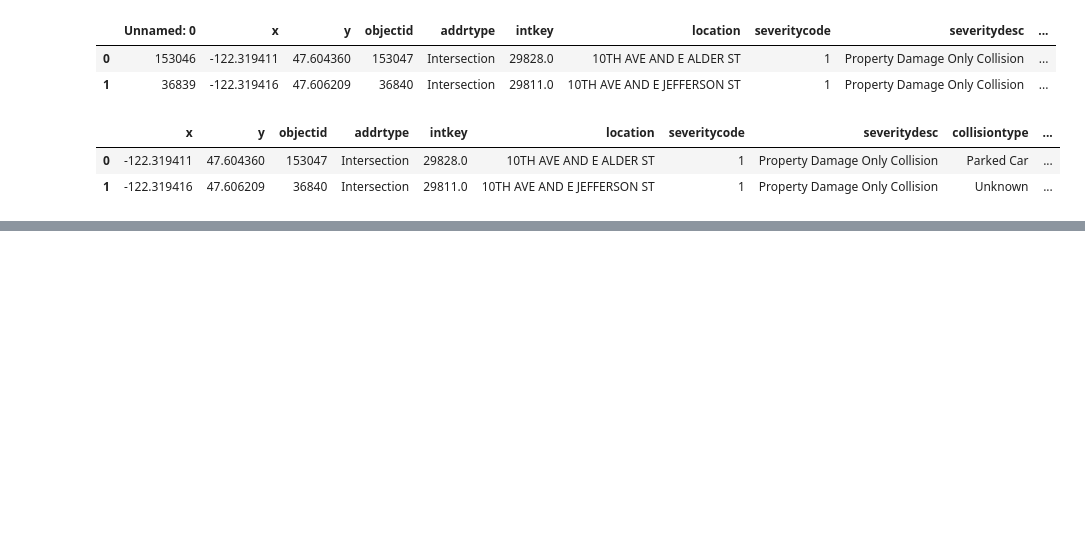
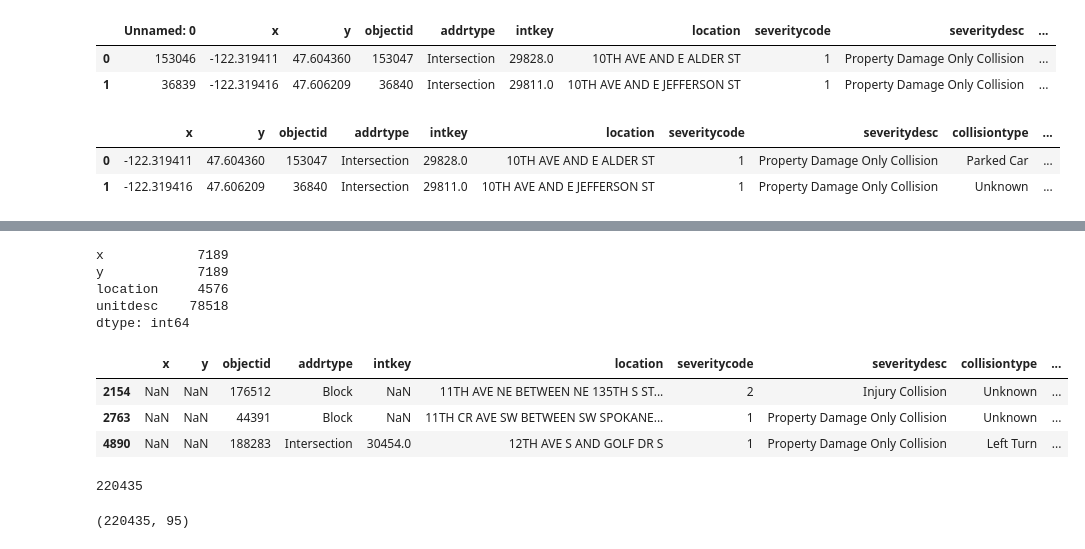
Before and after one commit to DataCircles/traffic_collisions_viz_team, a Jupyter notebook: notebooks/JS_EDA_Combine_2018Flow_with_SeattleStreets.ipynb, the cells around one changed output, grey strips where cells are left out. Cells and saved outputs as stored; diff of their text form; code cells hidden in the pictures; blank space fills up the shorter version.

```diff
--- a/notebooks/JS_EDA_Combine_2018Flow_with_SeattleStreets.ipynb
+++ b/notebooks/JS_EDA_Combine_2018Flow_with_SeattleStreets.ipynb
@@ -451,0 +549,25 @@ df_collisions_extended.info
+# %%
+df_collisions_extended[['x','y','location','unitdesc']].isnull().sum()
+# Before NULL streets.unidesc were dropped, this resulted in 22_880 null locations, and 25_493 X,Y nulls
+# After  NULL streets.unidesc are dropped, this results in 4576 null locations, and 7189 X,Y nulls
+# %% [output]
+x            7189
+y            7189
+location     4576
+unitdesc    78518
+dtype: int64
+# %%
+df_collisions_extended[df_collisions_extended['x'].isnull()].head(3)
+# %% [output]
+|  | x | y | objectid | addrtype | intkey | location | severitycode | severitydesc | collisiontype | ... |
+| 2154 | NaN | NaN | 176512 | Block | NaN | 11TH AVE NE BETWEEN NE 135TH S ST... | 2 | Injury Collision | Unknown | ... |
+| 2763 | NaN | NaN | 44391 | Block | NaN | 11TH CR AVE SW BETWEEN SW SPOKANE... | 1 | Property Damage Only Collision | Unknown | ... |
+| 4890 | NaN | NaN | 188283 | Intersection | 30454.0 | 12TH AVE S AND GOLF DR S | 1 | Property Damage Only Collision | Left Turn | ... |
+# %%
+df_collisions_extended['objectid'].nunique()
+# %% [output]
+220435
+# %%
+df_collisions_extended.shape
+# %% [output]
+(220435, 95)
```
Also changed, not shown: parts of 29 cells of this notebook.
